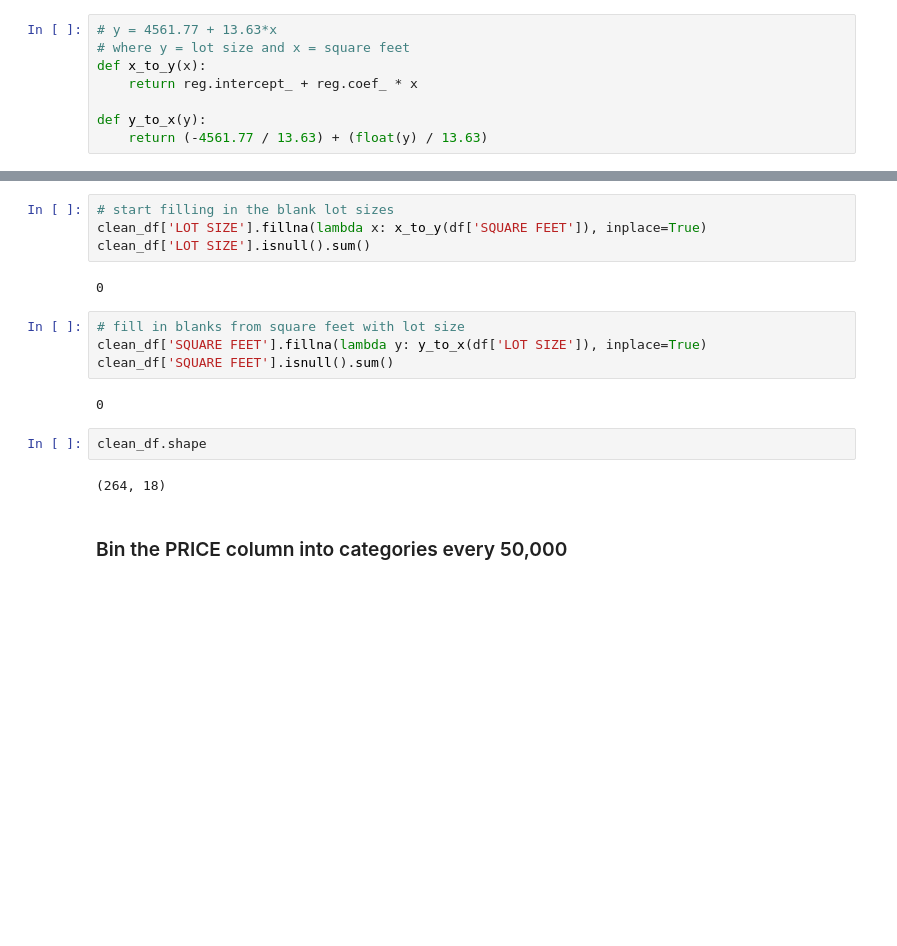
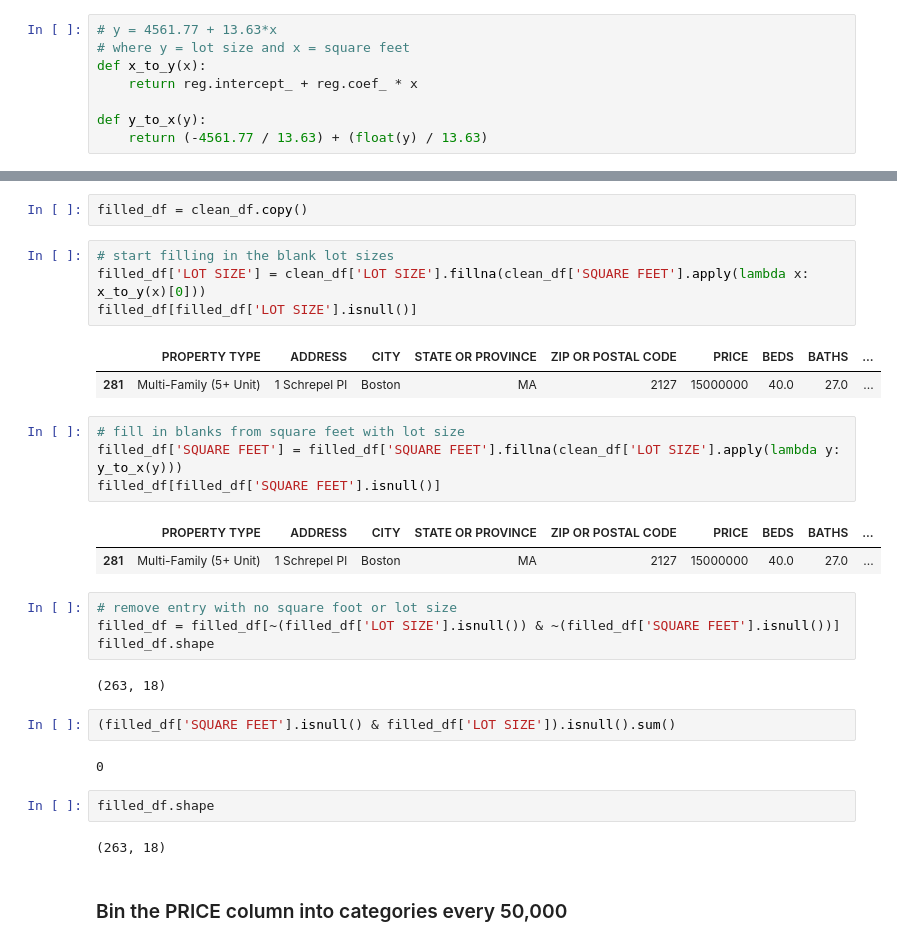
Before and after one commit to myz540/cs699_project_classification, a Jupyter notebook: explore-and-bin-prices.ipynb, the cells around one changed output, grey strips where cells are left out. Drawn from its saved outputs; the diff is of its cells as text; blank space fills up the shorter version.

Commit message:
Final update, all data should be filled now

```diff
--- a/explore-and-bin-prices.ipynb
+++ b/explore-and-bin-prices.ipynb
@@ -204,19 +233,33 @@ def y_to_x(y):
+# %%
+filled_df = clean_df.copy()
 # %%
 # start filling in the blank lot sizes
-clean_df['LOT SIZE'].fillna(lambda x: x_to_y(df['SQUARE FEET']), inplace=True)
-clean_df['LOT SIZE'].isnull().sum()
+filled_df['LOT SIZE'] = clean_df['LOT SIZE'].fillna(clean_df['SQUARE FEET'].apply(lambda x: x_to_y(x)[0]))
+filled_df[filled_df['LOT SIZE'].isnull()]
 # %% [output]
-0
+|  | PROPERTY TYPE | ADDRESS | CITY | STATE OR PROVINCE | ZIP OR POSTAL CODE | PRICE | BEDS | BATHS | ... |
+| 281 | Multi-Family (5+ Unit) | 1 Schrepel Pl | Boston | MA | 2127 | 15000000 | 40.0 | 27.0 | ... |
 # %%
 # fill in blanks from square feet with lot size
-clean_df['SQUARE FEET'].fillna(lambda y: y_to_x(df['LOT SIZE']), inplace=True)
-clean_df['SQUARE FEET'].isnull().sum()
+filled_df['SQUARE FEET'] = filled_df['SQUARE FEET'].fillna(clean_df['LOT SIZE'].apply(lambda y: y_to_x(y)))
+filled_df[filled_df['SQUARE FEET'].isnull()]
 # %% [output]
-0
+|  | PROPERTY TYPE | ADDRESS | CITY | STATE OR PROVINCE | ZIP OR POSTAL CODE | PRICE | BEDS | BATHS | ... |
+| 281 | Multi-Family (5+ Unit) | 1 Schrepel Pl | Boston | MA | 2127 | 15000000 | 40.0 | 27.0 | ... |
+# %%
+# remove entry with no square foot or lot size
+filled_df = filled_df[~(filled_df['LOT SIZE'].isnull()) & ~(filled_df['SQUARE FEET'].isnull())]
+filled_df.shape
+# %% [output]
+(263, 18)
+# %%
+(filled_df['SQUARE FEET'].isnull() & filled_df['LOT SIZE']).isnull().sum()
+# %% [output]
+0
 # %%
-clean_df.shape
+filled_df.shape
 # %% [output]
-(264, 18)
+(263, 18)
 # %% [markdown]
 ### Bin  the PRICE column into categories every 50,000
 # %%
```
Also changed, not shown: parts of 11 cells of this notebook, 1 other file.
